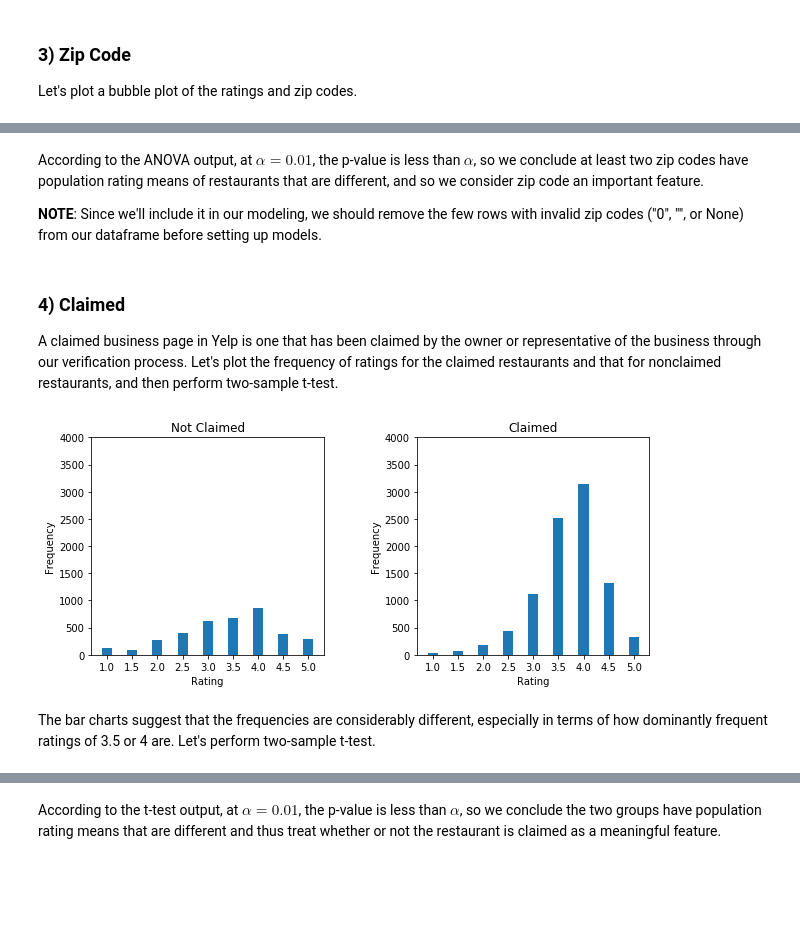
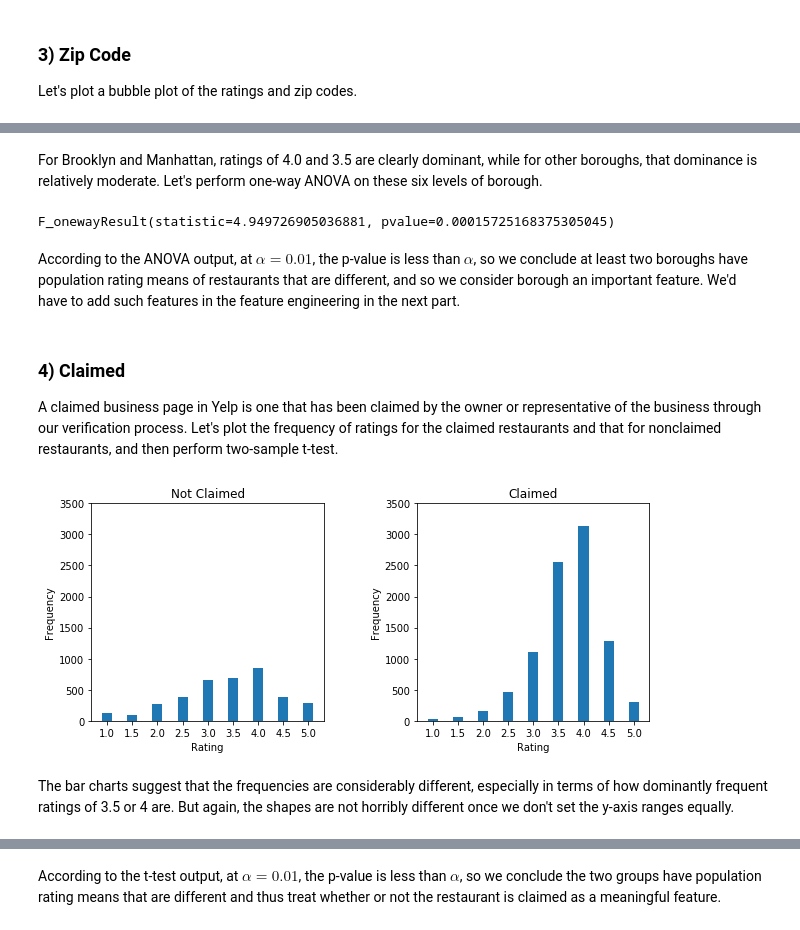
Before and after one commit to sandershihacker/yelp-rating-prediction, a Jupyter notebook: yelp_rating_prediction.ipynb, the cells around one changed output, grey strips where cells are left out. Drawn from its saved outputs; the diff is of its cells as text; code cells hidden in the pictures; blank space fills up the shorter version.

```diff
--- a/yelp_rating_prediction.ipynb
+++ b/yelp_rating_prediction.ipynb
@@ -526,0 +538,16 @@ F_onewayResult(statistic=4.1414281192237263, pvalue=2.4296559251212313e-71)
+# %%
+plt.rcParams["figure.figsize"] = [16,10]
+
+# Map zipcode to borough
+# Preprocessed based on https://www.nycbynatives.com/nyc_info/new_york_city_zip_codes.php
+boroughs = []
+zipcode_borough_dict = np.load('zipcode_borough_dict.npy').item()
+for zipcode in training_features['zip_code']:
+    if zipcode in zipcode_borough_dict.keys():
+        boroughs.append(zipcode_borough_dict[zipcode])
+    else:
+        boroughs.append("Other")
+temp_df = pd.DataFrame()
+temp_df['rating'] = training_features['rating']
+temp_df['borough'] = boroughs
+bubbleplot_two_vars(var1='borough', var2='rating', df=temp_df, xlabel="Borough", ylabel="Rating")
@@ -527,7 +556,27 @@ F_onewayResult(statistic=4.1414281192237263, pvalue=2.4296559251212313e-71)
+# %% [markdown]
+For Brooklyn and Manhattan, ratings of 4.0 and 3.5 are clearly dominant, while for other boroughs, that dominance is relatively moderate. Let's perform one-way ANOVA on these six levels of borough.
+# %%
+def borough_oneway_ANOVA(boroughs, df):
+    """
+    Input:
+    - boroughs is the list of boroughs
+    - df is the pandas dataframe containing the data
+
+    This function returns the output of one-way ANOVA on ratings across different boroughs
+    """
+    # This dictionary will have each key being each borough, and the corresponding value will be the array
+    # of the ratings of the restaurants in that borough
+    borough_rating_dict = dict()
+    for borough in boroughs:
+        this_borough_df = df.loc[df['borough']==borough]
+        borough_rating_dict[borough] = np.array(this_borough_df['rating'])
+    return stats.f_oneway(*borough_rating_dict.values())
+
+borough_oneway_ANOVA(boroughs=["Manhattan", "Bronx", "Staten", "Queens", "Brooklyn", "Other"], df=temp_df)
+# %% [output]
+F_onewayResult(statistic=4.949726905036881, pvalue=0.00015725168375305045)
 # %% [markdown]
-According to the ANOVA output, at $\alpha=0.01$, the p-value is less than $\alpha$, so we conclude at least two zip codes have population rating means of restaurants that are different, and so we consider zip code an important feature.
-
-**NOTE**: Since we'll include it in our modeling, we should remove the few rows with invalid zip codes ("0", "", or None) from our dataframe before setting up models.
+According to the ANOVA output, at $\alpha=0.01$, the p-value is less than $\alpha$, so we conclude at least two boroughs have population rating means of restaurants that are different, and so we consider borough an important feature. We'd have to add such features in the feature engineering in the next part.
 # %% [markdown]
 ### 4) Claimed
 
@@ -535,33 +584,34 @@ A claimed business page in Yelp is one that has been claimed by the owner or rep
 # %%
 plt.rcParams["figure.figsize"] = [10,4]
 
-def barplot_claimed(rating, df):
+def barplot_claimed(rating, df, yaxis_same_range):
     """
     Input:
     - rating is the list of possible ratings
     - df is the pandas dataframe containing the data
 
     This function overplots the bar chart of the ratings for restaurants claimed and those that are not.
     """
     for i in [0,1]:
         subplot_index = i + 1
         # ratings of claimed restaurants
         this_price_df = df.loc[df['is_claimed']==i]
         data = this_price_df['rating']
         counter = Counter(data)
         freq = [counter[rate] for rate in rating]
         plt.subplot(1,2,subplot_index)
         plt.subplots_adjust(hspace=0.4, wspace=0.4)
         plt.bar(rating, freq, width=0.2)
         plt.xlabel("Rating")
         plt.ylabel("Frequency")
-        plt.ylim(ymin=0, ymax=4000)
+        if (yaxis_same_range==True):
+            plt.ylim(ymin=0, ymax=3500)
         plt.xticks(rating, rating)
         plt.title("Claimed" if i==1 else "Not Claimed")
     plt.show()
 
-barplot_claimed(rating=np.linspace(1, 5, 9), df=training_features)
+barplot_claimed(rating=np.linspace(1, 5, 9), df=training_features, yaxis_same_range=True)
 # %% [output]
-[figure, old version]
+[figure, new version]
 # %% [markdown]
-The bar charts suggest that the frequencies are considerably different, especially in terms of how dominantly frequent ratings of 3.5 or 4 are. Let's perform two-sample t-test.
+The bar charts suggest that the frequencies are considerably different, especially in terms of how dominantly frequent ratings of 3.5 or 4 are. But again, the shapes are not horribly different once we don't set the y-axis ranges equally.
```
Also changed, not shown: parts of 28 cells of this notebook, 1 other file.
